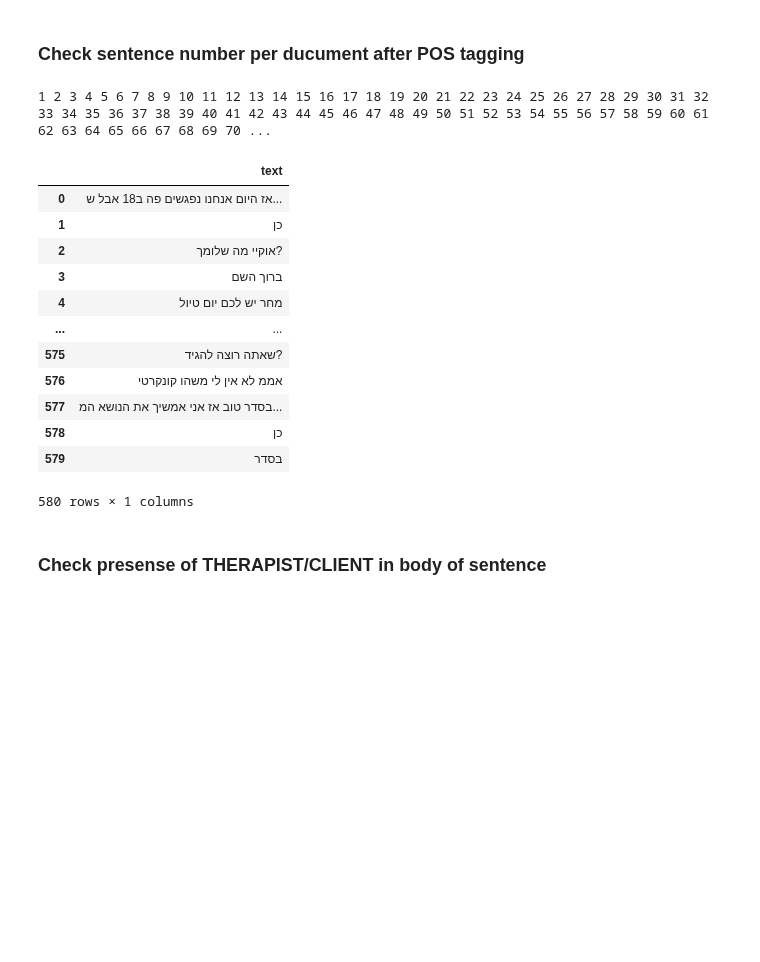
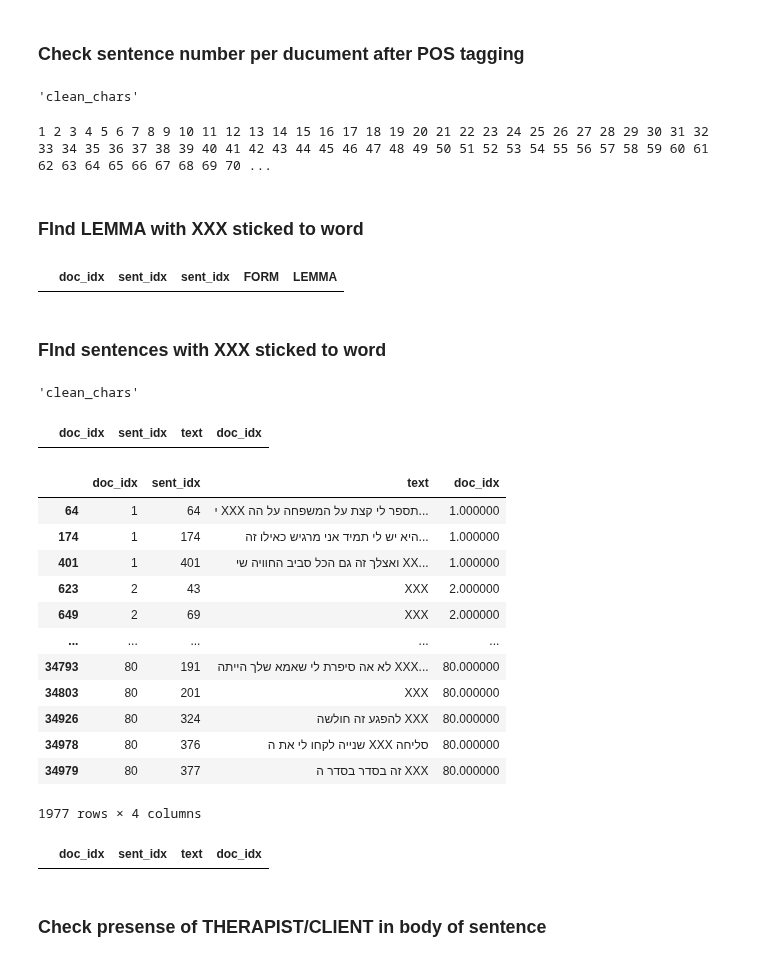
Before and after one commit to Sofy34/personal_strudy, a Jupyter notebook: thesis/04_check_data.ipynb, the cells around one changed output. Drawn from its saved outputs; the diff is of its cells as text; code cells hidden in the pictures; blank space fills up the shorter version.

```diff
--- a/thesis/04_check_data.ipynb
+++ b/thesis/04_check_data.ipynb
@@ -24,7 +25,7 @@ doc_db
 | 79 | /scratch/sim_reg6/users/zsofya/cl... | 80_nun28_Mor.docx | 80 | 225.000000 | 491.000000 | 102.000000 |
 80 rows × 6 columns
 # %%
-dir_name = "recalc_tfidf"
+dir_name = "clean_chars"
 # %% [markdown]
 ### Check that saved tfdf and doc_map have match
 # %%
@@ -84,6 +85,10 @@ sent_db[sent_db['par_idx_in_doc'] == par ]
 | 19 | אה גם למלון אני חושב קוראים יערות... | 14.000000 |
 # %% [markdown]
 ### Check sentence number per ducument after POS tagging
+# %%
+dir_name
+# %% [output]
+'clean_chars'
 # %%
 # dir_name="merged_sent"
 for i in range (1,len(doc_db.index)):
@@ -99,25 +104,44 @@ for i in range (1,len(doc_db.index)):
     del sent_pos_db
 # %% [output]
 1 2 3 4 5 6 7 8 9 10 11 12 13 14 15 16 17 18 19 20 21 22 23 24 25 26 27 28 29 30 31 32 33 34 35 36 37 38 39 40 41 42 43 44 45 46 47 48 49 50 51 52 53 54 55 56 57 58 59 60 61 62 63 64 65 66 67 68 69 70 ...
+# %% [markdown]
+### FInd LEMMA with XXX sticked to word
+# %%
+sent_pos_db = common_utils.concat_dbs(dir_name,"sent_pos_db",['LEMMA','sent_idx','FORM'])
+sent_pos_db[sent_pos_db['FORM'].str.contains(r'X{1,}[א-ת]{1,}|[א-ת]{1,}X{1,}')]
+# %% [output]
+|  | doc_idx | sent_idx | sent_idx | FORM | LEMMA |
+# %% [markdown]
+### FInd sentences with XXX sticked to word
+# %%
+dir_name
+# %% [output]
+'clean_chars'
+# %%
+sent_db = common_utils.concat_dbs(dir_name,"sent_db",['text','doc_idx'])
+sent_db[sent_db['text'].str.contains(r'X{1,}[א-ת]{1,}|[א-ת]{1,}X{1,}')]
+# %% [output]
+|  | doc_idx | sent_idx | text | doc_idx |
+# %%
+sent_db[sent_db['text'].str.contains(r'X{1,}')]
+# %% [output]
+|  | doc_idx | sent_idx | text | doc_idx |
+| 64 | 1 | 64 | י XXX תספר לי קצת על המשפחה על הה... | 1.000000 |
+| 174 | 1 | 174 | היא יש לי תמיד אני מרגיש כאילו זה... | 1.000000 |
+| 401 | 1 | 401 | ואצלך זה גם הכל סביב החוויה שי XX... | 1.000000 |
+| 623 | 2 | 43 | XXX | 2.000000 |
+| 649 | 2 | 69 | XXX | 2.000000 |
+| ... | ... | ... | ... | ... |
+| 34793 | 80 | 191 | לא אה סיפרת לי שאמא שלך הייתה XXX... | 80.000000 |
+| 34803 | 80 | 201 | XXX | 80.000000 |
+| 34926 | 80 | 324 | להפגע זה חולשה XXX | 80.000000 |
+| 34978 | 80 | 376 | שנייה לקחו לי את ה XXX סליחה | 80.000000 |
+| 34979 | 80 | 377 | זה בסדר בסדר ה XXX | 80.000000 |
+1977 rows × 4 columns
 # %%
-## see sentence
-i=0
-sent_db = pd.read_csv(os.path.join(os.getcwd(),defines.PATH_TO_DFS,dir_name,"{:02d}_sent_db.csv".format(i+1)),usecols=['text'])
-sent_db
+sent_db[sent_db['text'].str.contains(r'\?')]
 # %% [output]
-|  | text |
-| 0 | אז היום אנחנו נפגשים פה ב18 אבל ש... |
-| 1 | כן |
-| 2 | אוקיי מה שלומך? |
-| 3 | ברוך השם |
-| 4 | מחר יש לכם יום טיול |
-| ... | ... |
-| 575 | שאתה רוצה להגיד? |
-| 576 | אממ לא אין לי משהו קונקרטי |
-| 577 | בסדר טוב אז אני אמשיך את הנושא המ... |
-| 578 | כן |
-| 579 | בסדר |
+|  | doc_idx | sent_idx | text | doc_idx |
-580 rows × 1 columns
 # %% [markdown]
 ### Check presense of THERAPIST/CLIENT in body of sentence
 # %%
```
Also changed, not shown: parts of 4 cells of this notebook, 1 other file.
